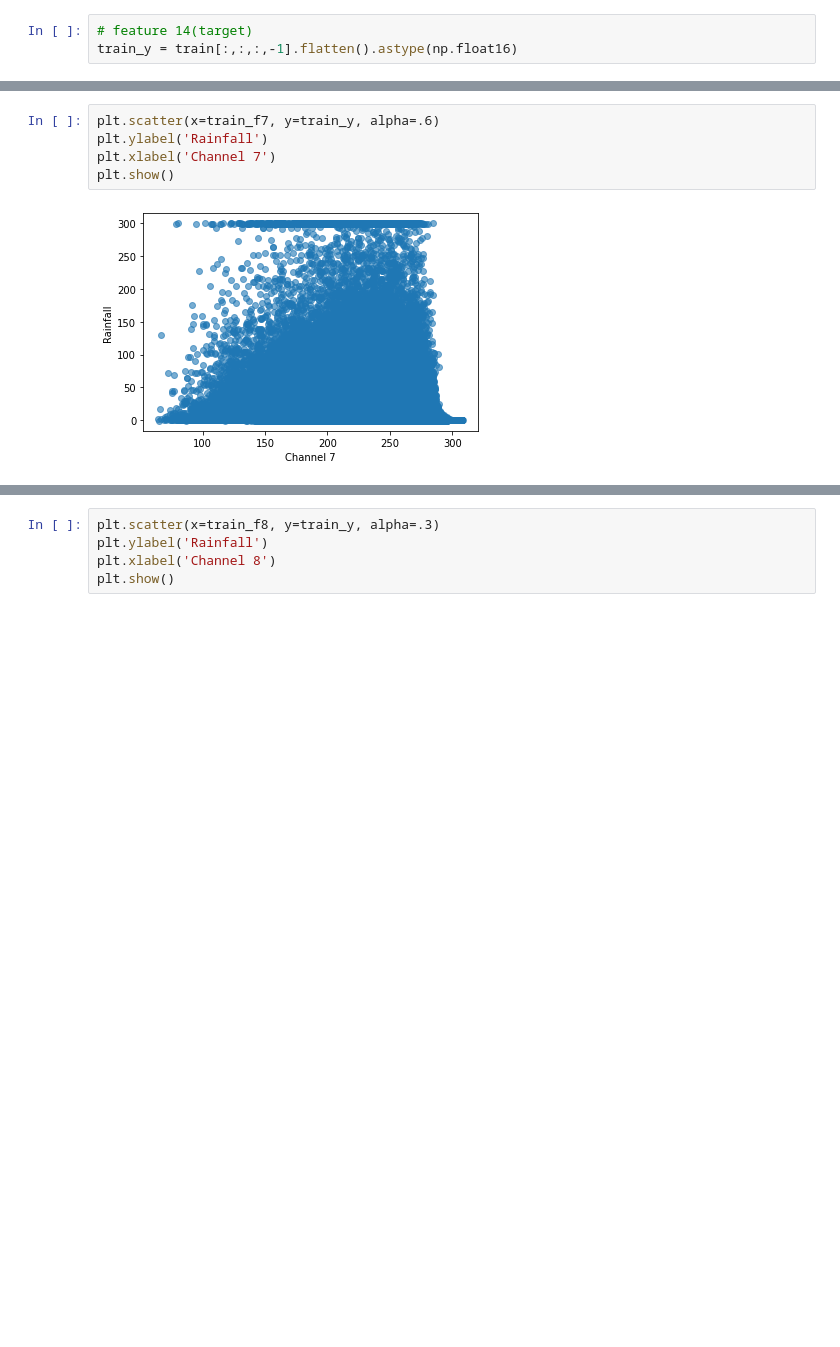
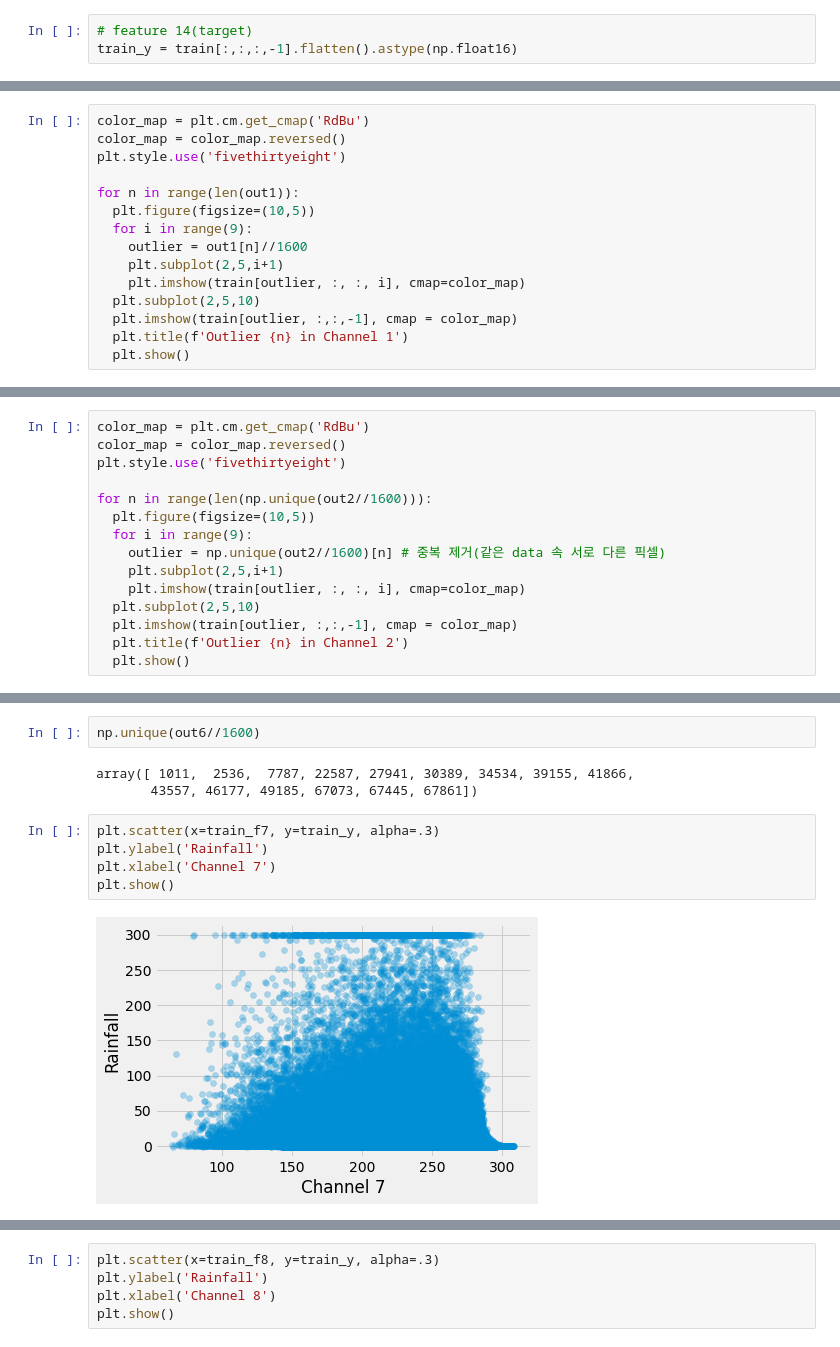
Before and after one commit to deagwon97/dacon-satellite-precipitation, a Jupyter notebook: Dacon2.ipynb, the cells around one changed output, grey strips where cells are left out. Drawn from its saved outputs; the diff is of its cells as text; blank space fills up the shorter version.

```diff
--- a/Dacon2.ipynb
+++ b/Dacon2.ipynb
@@ -82,0 +95,15 @@ plt.show()
+# %%
+color_map = plt.cm.get_cmap('RdBu')
+color_map = color_map.reversed()
+plt.style.use('fivethirtyeight')
+
+for n in range(len(out1)):
+  plt.figure(figsize=(10,5))
+  for i in range(9):
+    outlier = out1[n]//1600
+    plt.subplot(2,5,i+1)
+    plt.imshow(train[outlier, :, :, i], cmap=color_map)
+  plt.subplot(2,5,10)
+  plt.imshow(train[outlier, :,:,-1], cmap = color_map)
+  plt.title(f'Outlier {n} in Channel 1')
+  plt.show()
@@ -89,0 +140,15 @@ plt.show()
+# %%
+color_map = plt.cm.get_cmap('RdBu')
+color_map = color_map.reversed()
+plt.style.use('fivethirtyeight')
+
+for n in range(len(np.unique(out2//1600))):
+  plt.figure(figsize=(10,5))
+  for i in range(9):
+    outlier = np.unique(out2//1600)[n] # 중복 제거(같은 data 속 서로 다른 픽셀)
+    plt.subplot(2,5,i+1)
+    plt.imshow(train[outlier, :, :, i], cmap=color_map)
+  plt.subplot(2,5,10)
+  plt.imshow(train[outlier, :,:,-1], cmap = color_map)
+  plt.title(f'Outlier {n} in Channel 2')
+  plt.show()
@@ -118,7 +256,12 @@ plt.show()
+# %%
+np.unique(out6//1600)
+# %% [output]
+array([ 1011,  2536,  7787, 22587, 27941, 30389, 34534, 39155, 41866,
+       43557, 46177, 49185, 67073, 67445, 67861])
 # %%
-plt.scatter(x=train_f7, y=train_y, alpha=.6)
+plt.scatter(x=train_f7, y=train_y, alpha=.3)
 plt.ylabel('Rainfall')
 plt.xlabel('Channel 7')
 plt.show()
 # %% [output]
-[figure, old version]
+[figure, new version]
```
Also changed, not shown: parts of 33 cells of this notebook.
